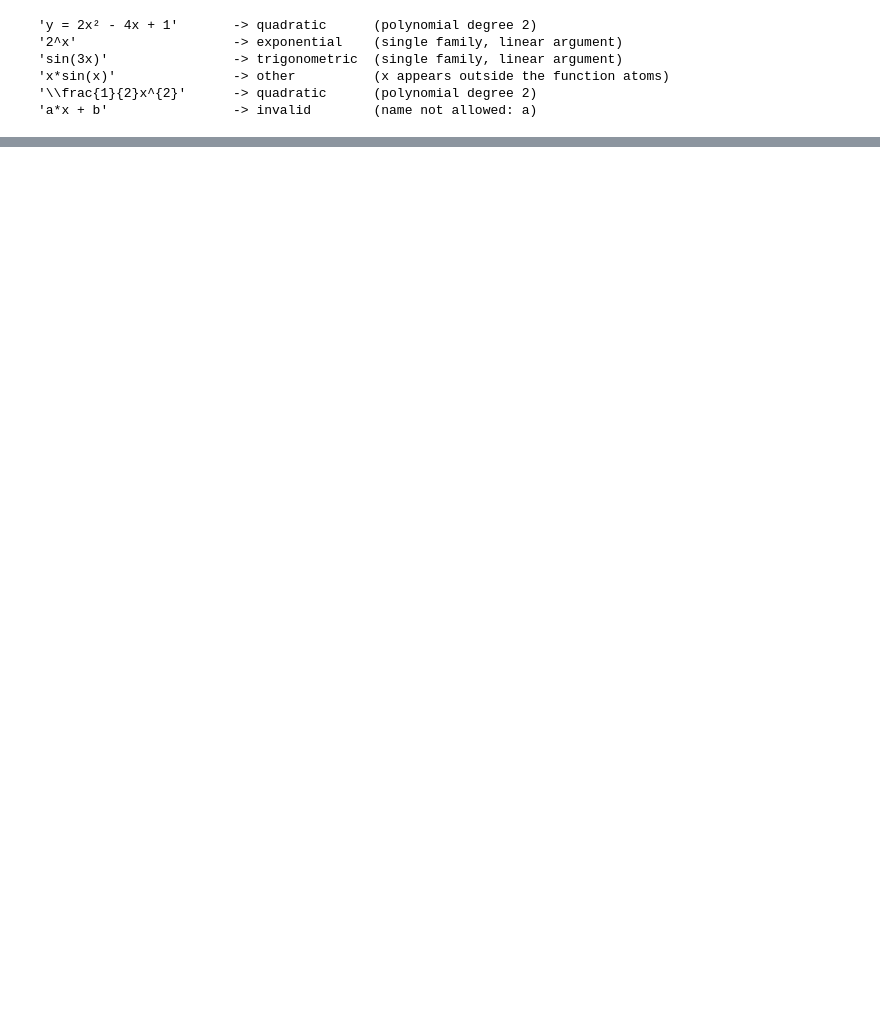
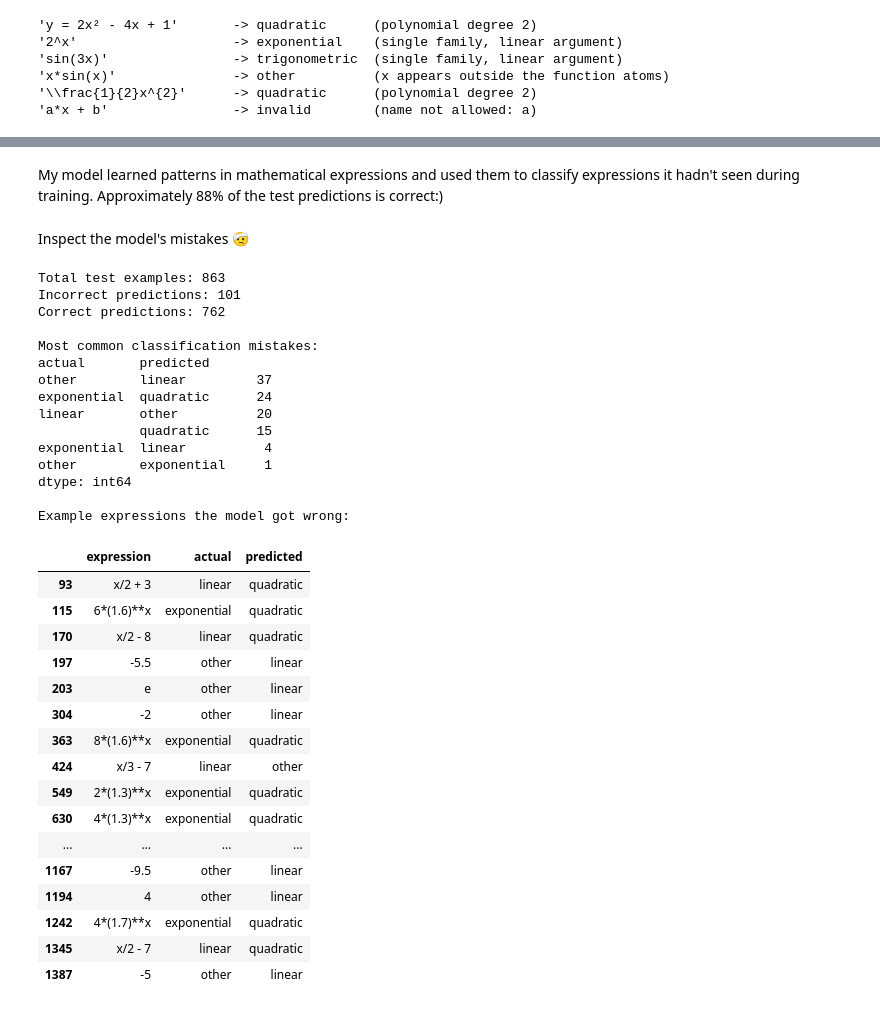
Before and after one commit to Sarahnjunge/math-visualizer, a Jupyter notebook: math_visualizer.ipynb, the cells around one changed output, grey strips where cells are left out. Cells and saved outputs as stored; diff of their text form; code cells hidden in the pictures; blank space fills up the shorter version.

```diff
--- a/math_visualizer.ipynb
+++ b/math_visualizer.ipynb
@@ -597,0 +708,63 @@ for t in ['y = 2x² - 4x + 1', '2^x', 'sin(3x)', 'x*sin(x)', '\\frac{1}{2}x^{2}'
+# %% [markdown]
+My model learned patterns in mathematical expressions and used them to classify expressions it hadn't seen during training. Approximately 88% of the test predictions is correct:)
+# %% [markdown]
+Inspect the model's mistakes 🤕
+# %%
+
+# STEP 4: Inspect incorrect predictions
+
+results = X_test.to_frame(name="expression").copy()
+results["actual"] = y_test
+results["predicted"] = predictions
+
+mistakes = results[
+    results["actual"] != results["predicted"]
+].copy()
+
+print("Total test examples:", len(results))
+print("Incorrect predictions:", len(mistakes))
+print("Correct predictions:", len(results) - len(mistakes))
+
+print("\nMost common classification mistakes:")
+print(
+    mistakes.groupby(["actual", "predicted"])
+    .size()
+    .sort_values(ascending=False)
+    .head(15)
+)
+
+print("\nExample expressions the model got wrong:")
+display(mistakes.head(20))
+# %% [output]
+Total test examples: 863
+Incorrect predictions: 101
+Correct predictions: 762
+
+Most common classification mistakes:
+actual       predicted
+other        linear         37
+exponential  quadratic      24
+linear       other          20
+             quadratic      15
+exponential  linear          4
+other        exponential     1
+dtype: int64
+
+Example expressions the model got wrong:
+|  | expression | actual | predicted |
+| 93 | x/2 + 3 | linear | quadratic |
+| 115 | 6*(1.6)**x | exponential | quadratic |
+| 170 | x/2 - 8 | linear | quadratic |
+| 197 | -5.5 | other | linear |
+| 203 | e | other | linear |
+| 304 | -2 | other | linear |
+| 363 | 8*(1.6)**x | exponential | quadratic |
+| 424 | x/3 - 7 | linear | other |
+| 549 | 2*(1.3)**x | exponential | quadratic |
+| 630 | 4*(1.3)**x | exponential | quadratic |
+| ... | ... | ... | ... |
+| 1167 | -9.5 | other | linear |
+| 1194 | 4 | other | linear |
+| 1242 | 4*(1.7)**x | exponential | quadratic |
+| 1345 | x/2 - 7 | linear | quadratic |
+| 1387 | -5 | other | linear |
```
Also changed, not shown: parts of 10 cells of this notebook.
